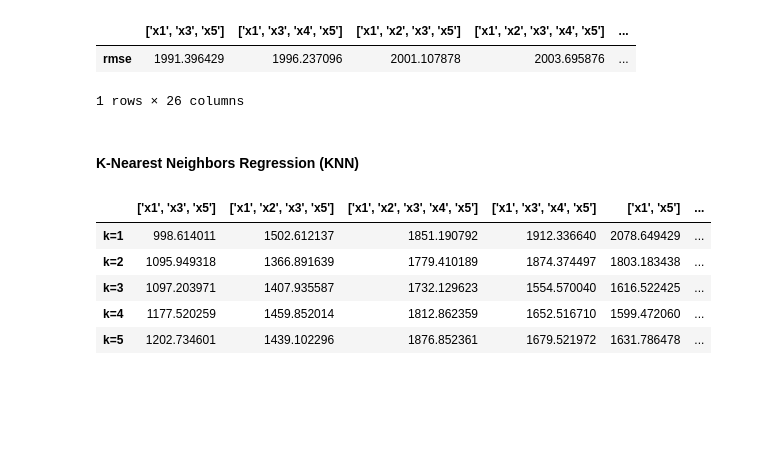
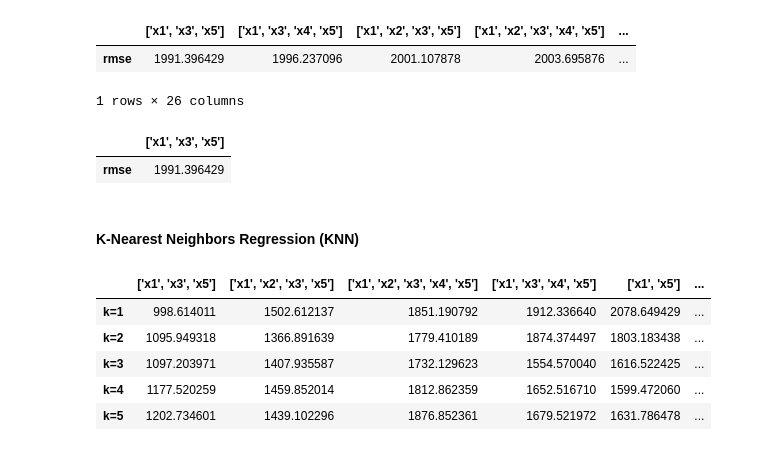
Before and after one commit to sahinozan/CE475-Project, a Jupyter notebook: project.ipynb, the cells around one changed output. Drawn from its saved outputs; the diff is of its cells as text; code cells hidden in the pictures; blank space fills up the shorter version.

```diff
--- a/project.ipynb
+++ b/project.ipynb
@@ -185,6 +189,11 @@ errors.sort_values('rmse', axis=1, ascending=True)
 |  | ['x1', 'x3', 'x5'] | ['x1', 'x3', 'x4', 'x5'] | ['x1', 'x2', 'x3', 'x5'] | ['x1', 'x2', 'x3', 'x4', 'x5'] | ... |
 | rmse | 1991.396429 | 1996.237096 | 2001.107878 | 2003.695876 | ... |
 1 rows × 26 columns
+# %%
+pd.DataFrame(data=min(multi_lin_reg_errors.min(axis=1)), columns=multi_lin_reg_errors.idxmin(axis=1), index=['rmse'])
+# %% [output]
+|  | ['x1', 'x3', 'x5'] |
+| rmse | 1991.396429 |
 # %% [markdown]
 #### K-Nearest Neighbors Regression (KNN)
 # %%
```
Also changed, not shown: parts of 10 cells of this notebook.
